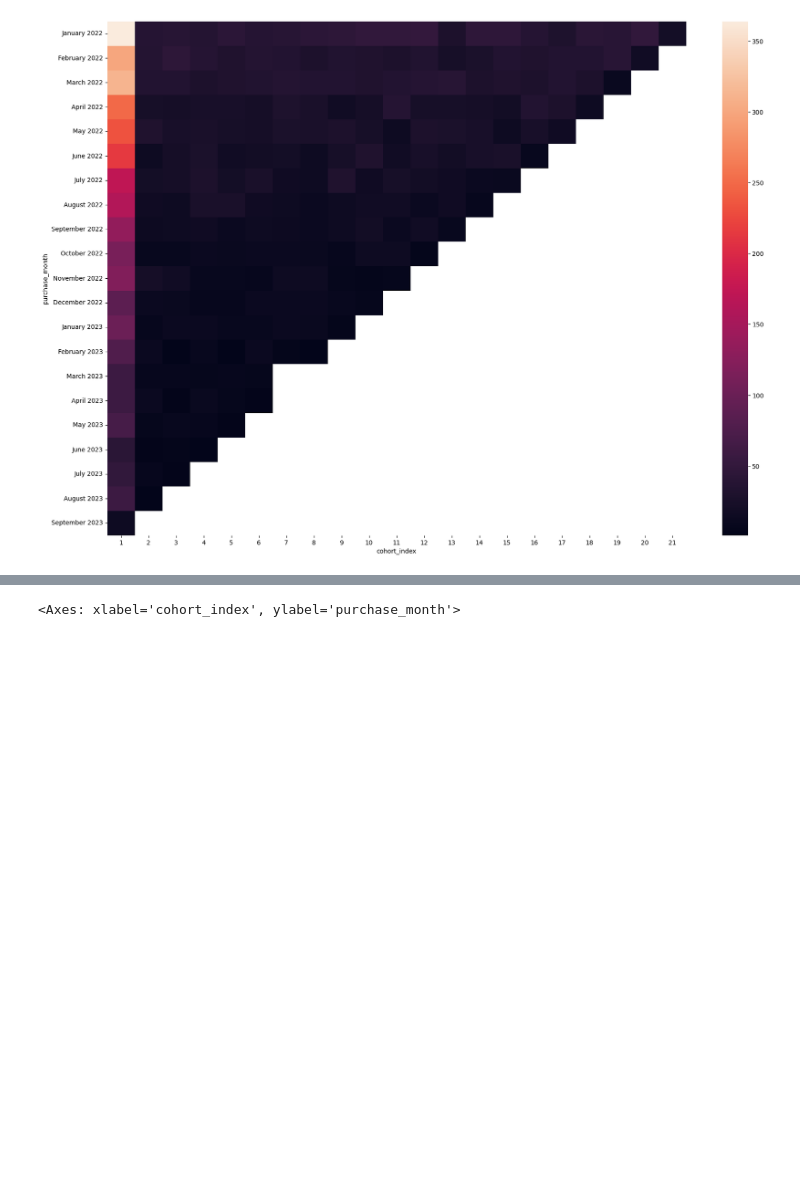
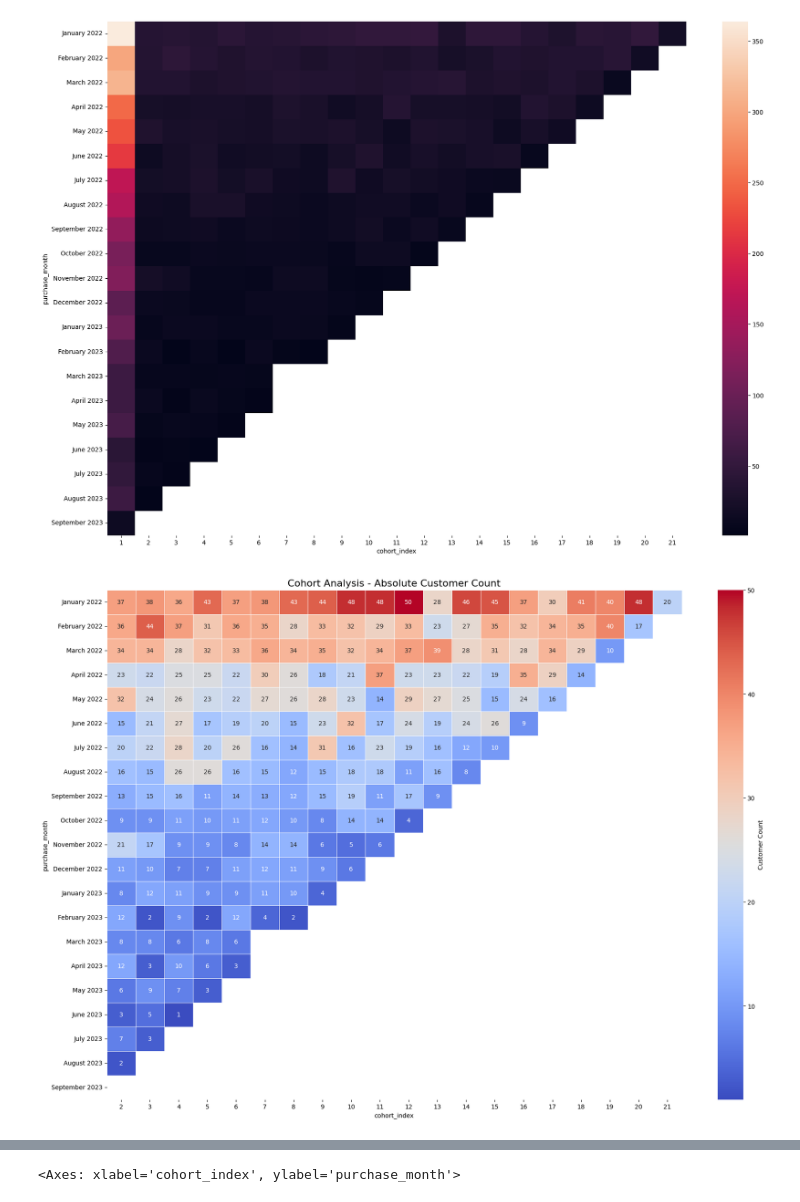
Before and after one commit to HyunsungRyu/e-commerce_cohort, a Jupyter notebook: cohort_over2022.ipynb, the cells around one changed output, grey strips where cells are left out. Drawn from its saved outputs; the diff is of its cells as text; code cells hidden in the pictures; blank space fills up the shorter version.

Commit message:
cohort_over2022

```diff
--- a/cohort_over2022.ipynb
+++ b/cohort_over2022.ipynb
@@ -177,3 +177,18 @@ sns.heatmap(cohort_table)
 # %% [output]
 <Axes: xlabel='cohort_index', ylabel='purchase_month'>
 [figure]
+# %%
+except_first_cohort = cohort_table.iloc[:, 1:]
+plt.figure(figsize=(21, 15))
+sns.heatmap(
+    except_first_cohort,
+    cmap='coolwarm',
+    annot=True,
+    fmt='.0f',
+    linewidths=0.5,
+    cbar_kws={'label': 'Customer Count'}
+)
+plt.title("Cohort Analysis - Absolute Customer Count", fontsize=16)
+plt.show()
+# %% [output]
+[figure, added]
```
Also changed, not shown: parts of 10 cells of this notebook.
